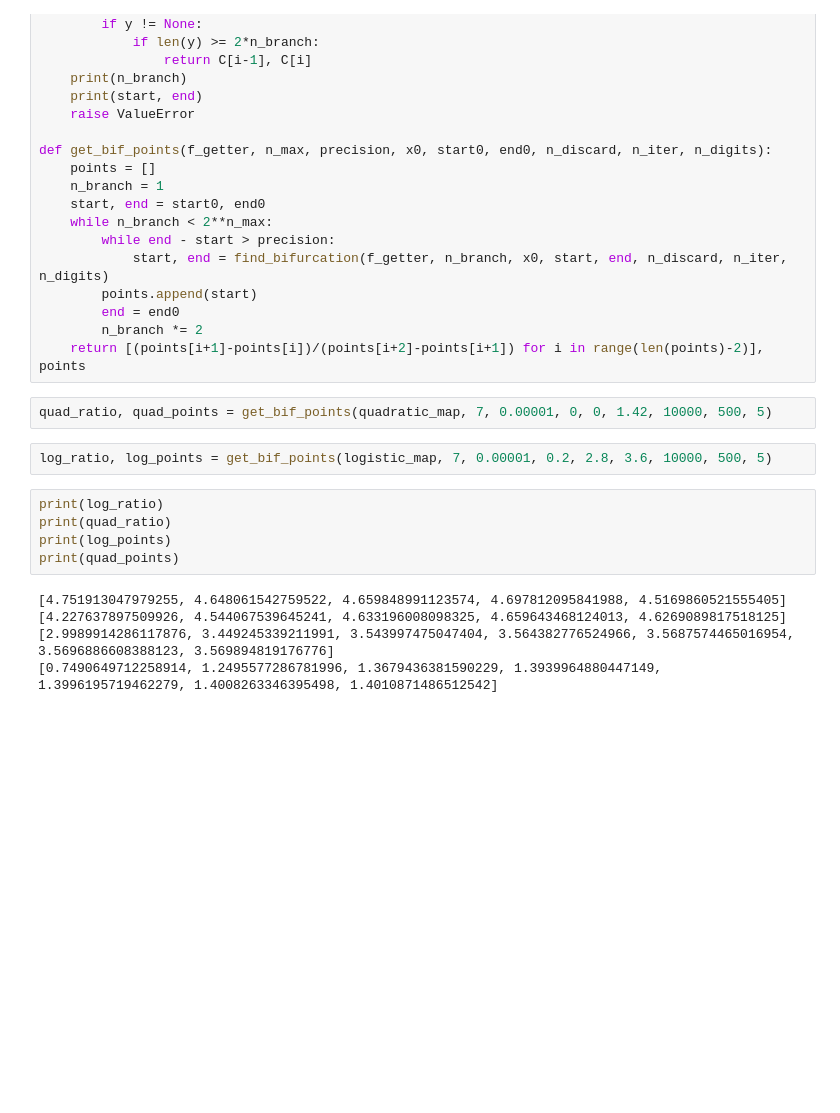
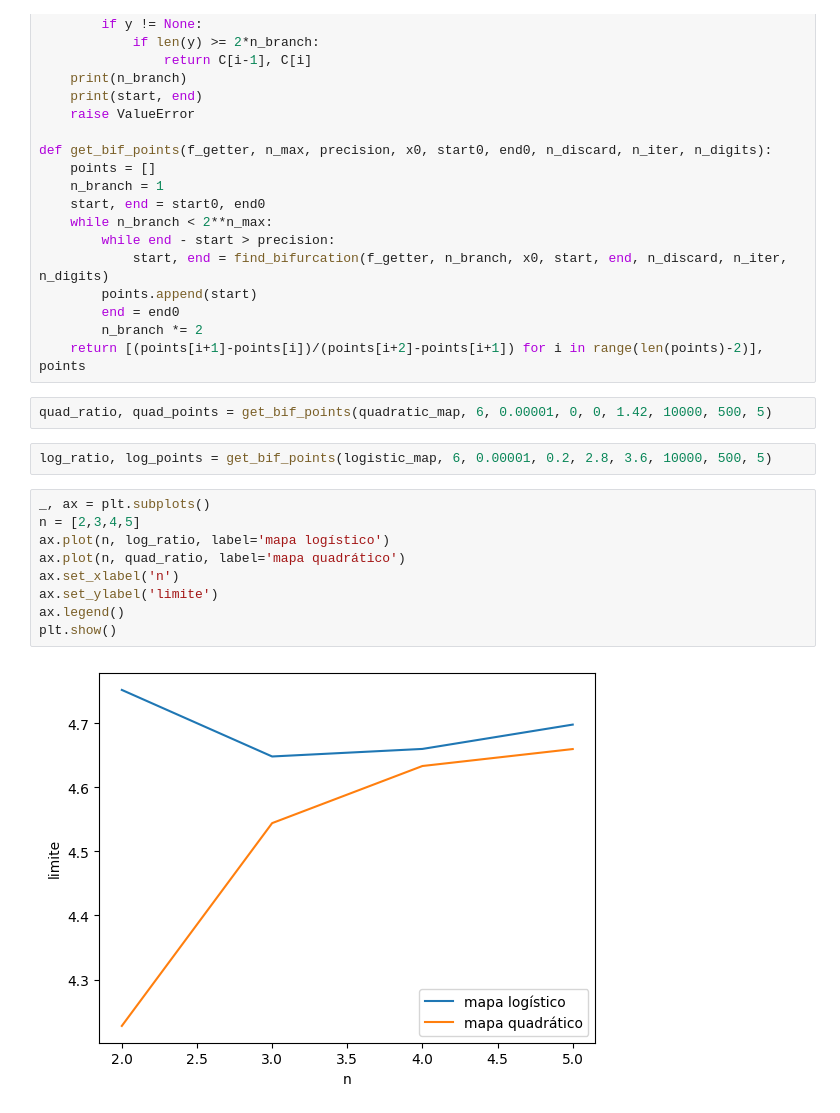
Before and after one commit to othon-ishiyi/Chaotic-Systems, a Jupyter notebook: exame.ipynb, the cells around one changed output. Drawn from its saved outputs; the diff is of its cells as text; blank space fills up the shorter version.

```diff
--- a/exame.ipynb
+++ b/exame.ipynb
@@ -270,16 +392,17 @@ def get_bif_points(f_getter, n_max, precision, x0, start0, end0, n_discard, n_it
         n_branch *= 2
     return [(points[i+1]-points[i])/(points[i+2]-points[i+1]) for i in range(len(points)-2)], points
 # %%
-quad_ratio, quad_points = get_bif_points(quadratic_map, 7, 0.00001, 0, 0, 1.42, 10000, 500, 5)
+quad_ratio, quad_points = get_bif_points(quadratic_map, 6, 0.00001, 0, 0, 1.42, 10000, 500, 5)
 # %%
-log_ratio, log_points = get_bif_points(logistic_map, 7, 0.00001, 0.2, 2.8, 3.6, 10000, 500, 5)
+log_ratio, log_points = get_bif_points(logistic_map, 6, 0.00001, 0.2, 2.8, 3.6, 10000, 500, 5)
-# %%
-print(log_ratio)
-print(quad_ratio)
-print(log_points)
-print(quad_points)
-# %% [output]
-[4.751913047979255, 4.648061542759522, 4.659848991123574, 4.697812095841988, 4.5169860521555405]
-[4.227637897509926, 4.544067539645241, 4.633196008098325, 4.659643468124013, 4.6269089817518125]
-[2.9989914286117876, 3.449245339211991, 3.543997475047404, 3.564382776524966, 3.5687574465016954, 3.5696886608388123, 3.569894819176776]
-[0.7490649712258914, 1.2495577286781996, 1.3679436381590229, 1.3939964880447149, 1.3996195719462279, 1.4008263346395498, 1.4010871486512542]
+# %%
+_, ax = plt.subplots()
+n = [2,3,4,5]
+ax.plot(n, log_ratio, label='mapa logístico')
+ax.plot(n, quad_ratio, label='mapa quadrático')
+ax.set_xlabel('n')
+ax.set_ylabel('limite')
+ax.legend()
+plt.show()
+# %% [output]
+[figure, added]
```
Also changed, not shown: parts of 38 cells of this notebook, 3 other files.
